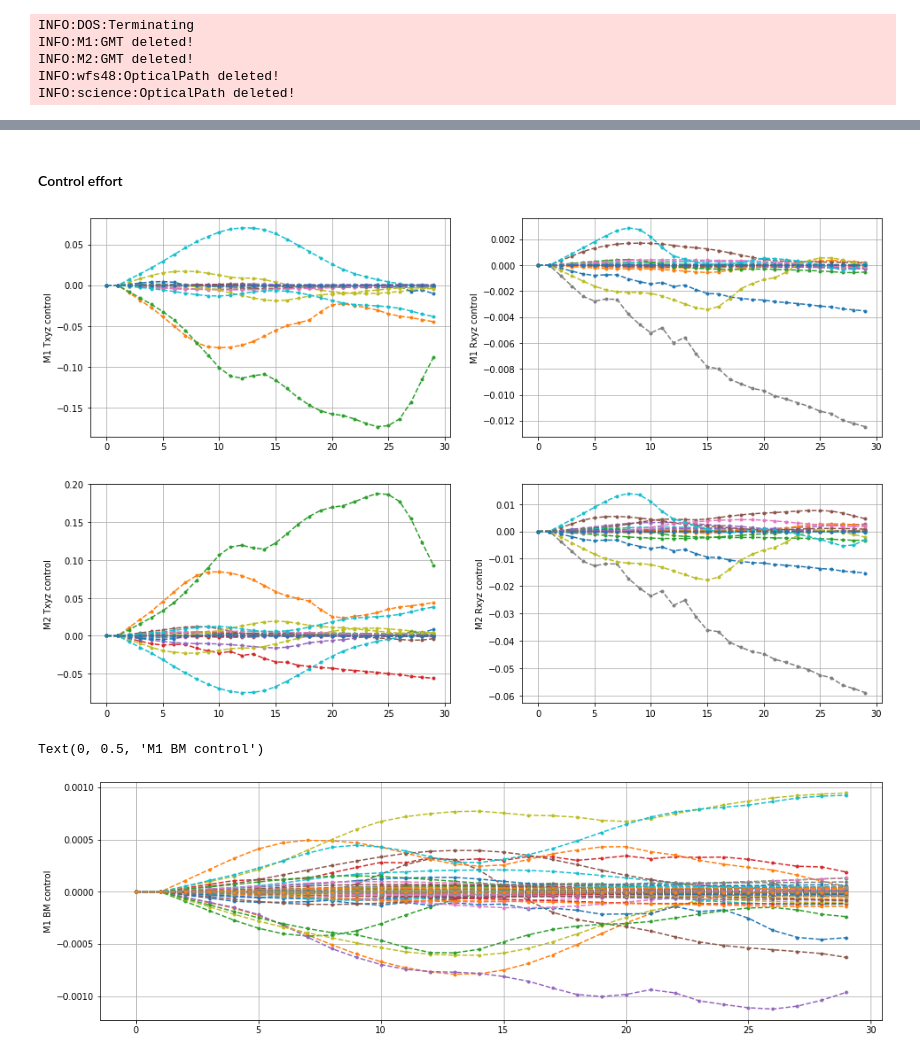
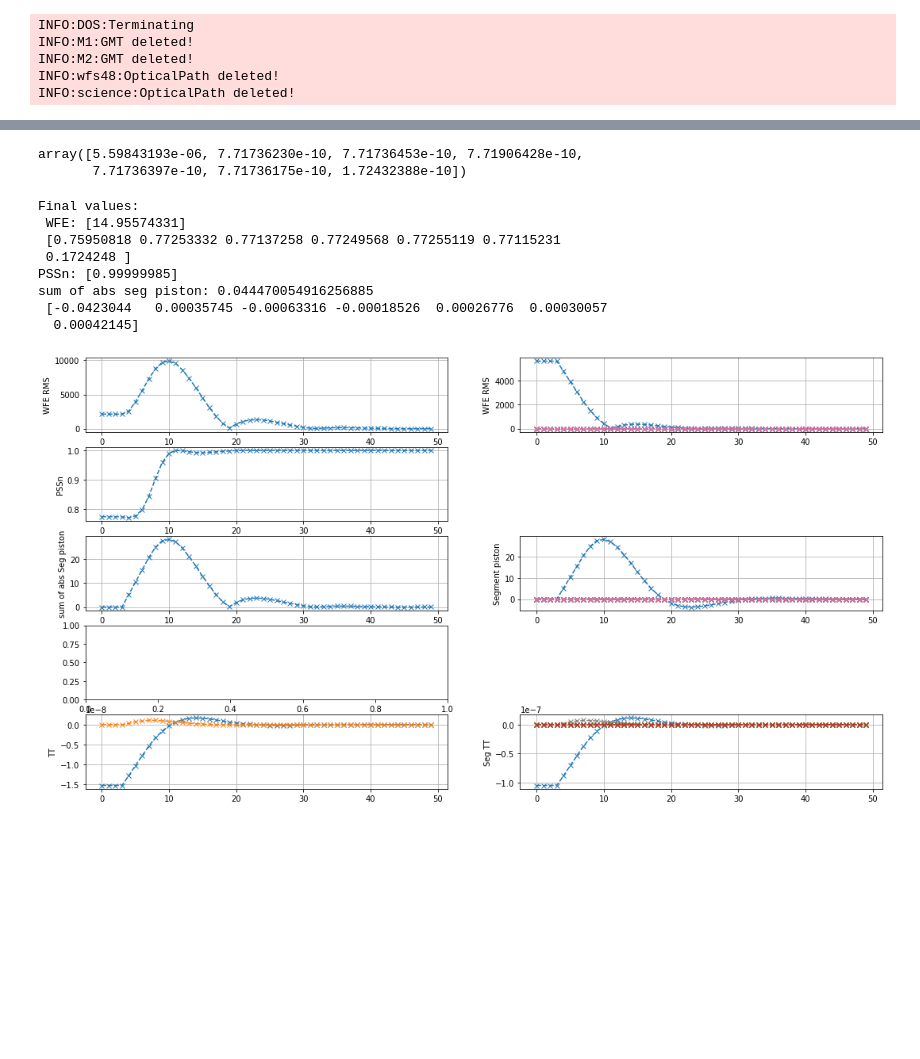
Before and after one commit to rconan/SIMCEO, a Jupyter notebook: shwfs.ipynb, the cells around one changed output, grey strips where cells are left out. Saved outputs shown, nothing was run; the diff lists cells and outputs as text; code cells hidden in the pictures; blank space fills up the shorter version.

```diff
--- a/shwfs.ipynb
+++ b/shwfs.ipynb
@@ -309,54 +283,17 @@ Text(0, 0.5, 'M1 BM states')
-# %% [markdown]
-#### Control effort
-# %%
-M1Txyz = sim.logs.entries['AcO_controller']['M1 Txyz'].timeSeries
-M1Rxyz = sim.logs.entries['AcO_controller']['M1 Rxyz'].timeSeries
-M2Txyz = sim.logs.entries['AcO_controller']['M2 Txyz'].timeSeries
-M2Rxyz = sim.logs.entries['AcO_controller']['M2 Rxyz'].timeSeries
-M1BM = sim.logs.entries['AcO_controller']['M1 BM'].timeSeries
-
-# [Segments, mode:XYZ, Timestamp]
-#print(M1Txyz[1][:3,:,3:7])
-
-plt.figure(figsize=(16,10))
-plt.subplot(221)
-for kmode in range(3):
-    for k in M1Txyz[1][:,kmode,:]:
-        plt.plot(k,'.--')
-plt.grid(True)
-plt.ylabel('M1 Txyz control')
-
-plt.subplot(222)
-for kmode in range(3):
-    for k in M1Rxyz[1][:,kmode,:]:
-        plt.plot(k,'.--')
-plt.grid(True)
-plt.ylabel('M1 Rxyz control')
-
-plt.figure(figsize=(16,10))
-plt.subplot(223)
-for kmode in range(3):
-    for k in M2Txyz[1][:,kmode,:]:
-        plt.plot(k,'.--')
-plt.grid(True)
-plt.ylabel('M2 Txyz control')
-
-plt.subplot(224)
-for kmode in range(3):
-    for k in M2Rxyz[1][:,kmode,:]:
-        plt.plot(k,'.--')
-plt.grid(True)
-plt.ylabel('M2 Rxyz control')
-plt.show()
-
-plt.figure(figsize=(16,5))
-for kmode in range(len(M1BM[1][0,:,0])):
-    for k in M1BM[1][:,kmode,:]:
-        plt.plot(k,'.--')
-plt.grid(True)
-plt.ylabel('M1 BM control')
-# %% [output]
-[figure, removed]
-[figure, removed]
-Text(0, 0.5, 'M1 BM control')
-[figure, removed]
+# %%
+sim.logs.entries['science']['segment_wfe_rms'].timeSeries[1][0,:]
+# %% [output]
+array([5.59843193e-06, 7.71736230e-10, 7.71736453e-10, 7.71906428e-10,
+       7.71736397e-10, 7.71736175e-10, 1.72432388e-10])
+# %%
+ptools.plot_science(sim.logs.entries['science'], m1EsDT=[])
+# %% [output]
+Final values:
+ WFE: [14.95574331]
+ [0.75950818 0.77253332 0.77137258 0.77249568 0.77255119 0.77115231
+ 0.1724248 ]
+PSSn: [0.99999985]
+sum of abs seg piston: 0.044470054916256885
+ [-0.0423044   0.00035745 -0.00063316 -0.00018526  0.00026776  0.00030057
+  0.00042145]
+[figure, added]
```
Also changed, not shown: parts of 41 cells of this notebook, 6 other files.
